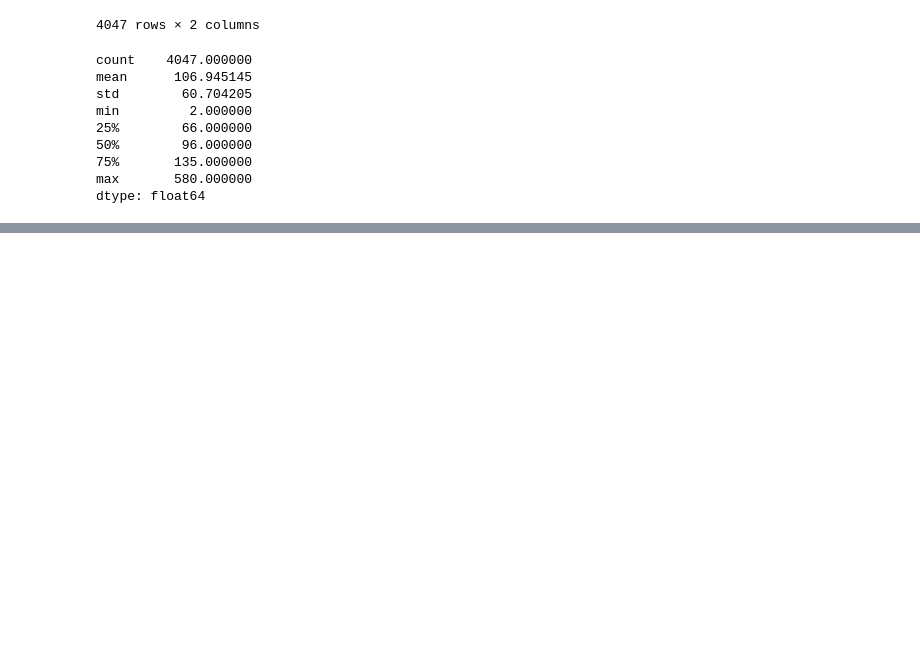
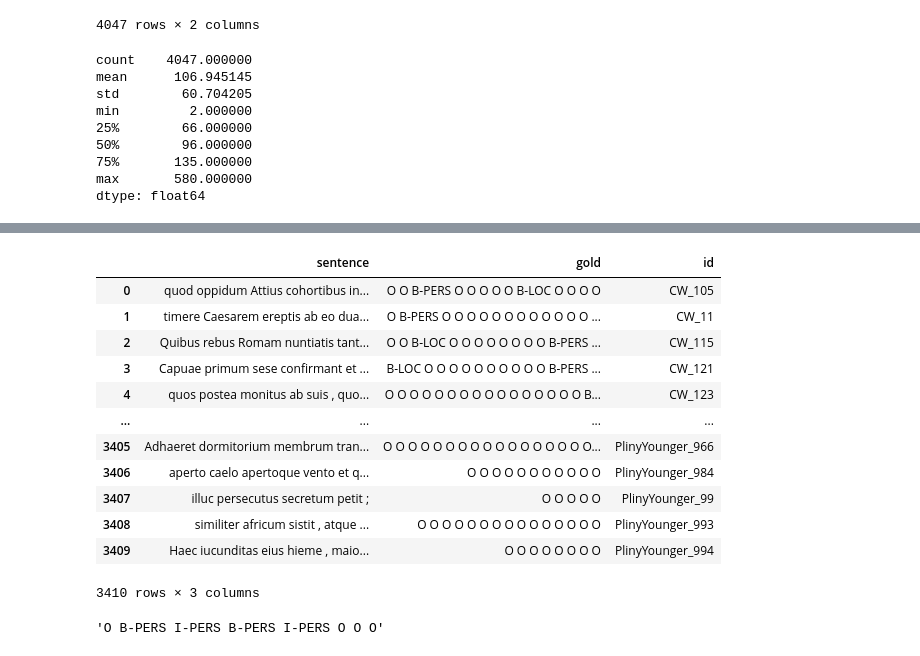
Before and after one commit to mahesh-ak/SktQA, a Jupyter notebook: Plots.ipynb, the cells around one changed output, grey strips where cells are left out. Cells and saved outputs as stored; diff of their text form; code cells hidden in the pictures; blank space fills up the shorter version.

```diff
--- a/Plots.ipynb
+++ b/Plots.ipynb
@@ -740,0 +818,24 @@ dtype: float64
+# %%
+lat_df = lat_df.groupby('sent_id').agg(lambda x: ' '.join(x)).reset_index()
+# %%
+lat_df.rename(columns={'word':'sentence','tag':'gold','sent_id':'id'}, inplace=True)
+lat_df = lat_df[['sentence','gold','id']]
+lat_df
+# %% [output]
+|  | sentence | gold | id |
+| 0 | quod oppidum Attius cohortibus in... | O O B-PERS O O O O O B-LOC O O O O | CW_105 |
+| 1 | timere Caesarem ereptis ab eo dua... | O B-PERS O O O O O O O O O O O O ... | CW_11 |
+| 2 | Quibus rebus Romam nuntiatis tant... | O O B-LOC O O O O O O O O B-PERS ... | CW_115 |
+| 3 | Capuae primum sese confirmant et ... | B-LOC O O O O O O O O O O B-PERS ... | CW_121 |
+| 4 | quos postea monitus ab suis , quo... | O O O O O O O O O O O O O O O O B... | CW_123 |
+| ... | ... | ... | ... |
+| 3405 | Adhaeret dormitorium membrum tran... | O O O O O O O O O O O O O O O O O... | PlinyYounger_966 |
+| 3406 | aperto caelo apertoque vento et q... | O O O O O O O O O O O | PlinyYounger_984 |
+| 3407 | illuc persecutus secretum petit ; | O O O O O | PlinyYounger_99 |
+| 3408 | similiter africum sistit , atque ... | O O O O O O O O O O O O O O O | PlinyYounger_993 |
+| 3409 | Haec iucunditas eius hieme , maio... | O O O O O O O O | PlinyYounger_994 |
+3410 rows × 3 columns
+# %%
+lat_df['gold'][10]
+# %% [output]
+'O B-PERS I-PERS B-PERS I-PERS O O O'
```
Also changed, not shown: parts of 10 cells of this notebook, 9 other files.
